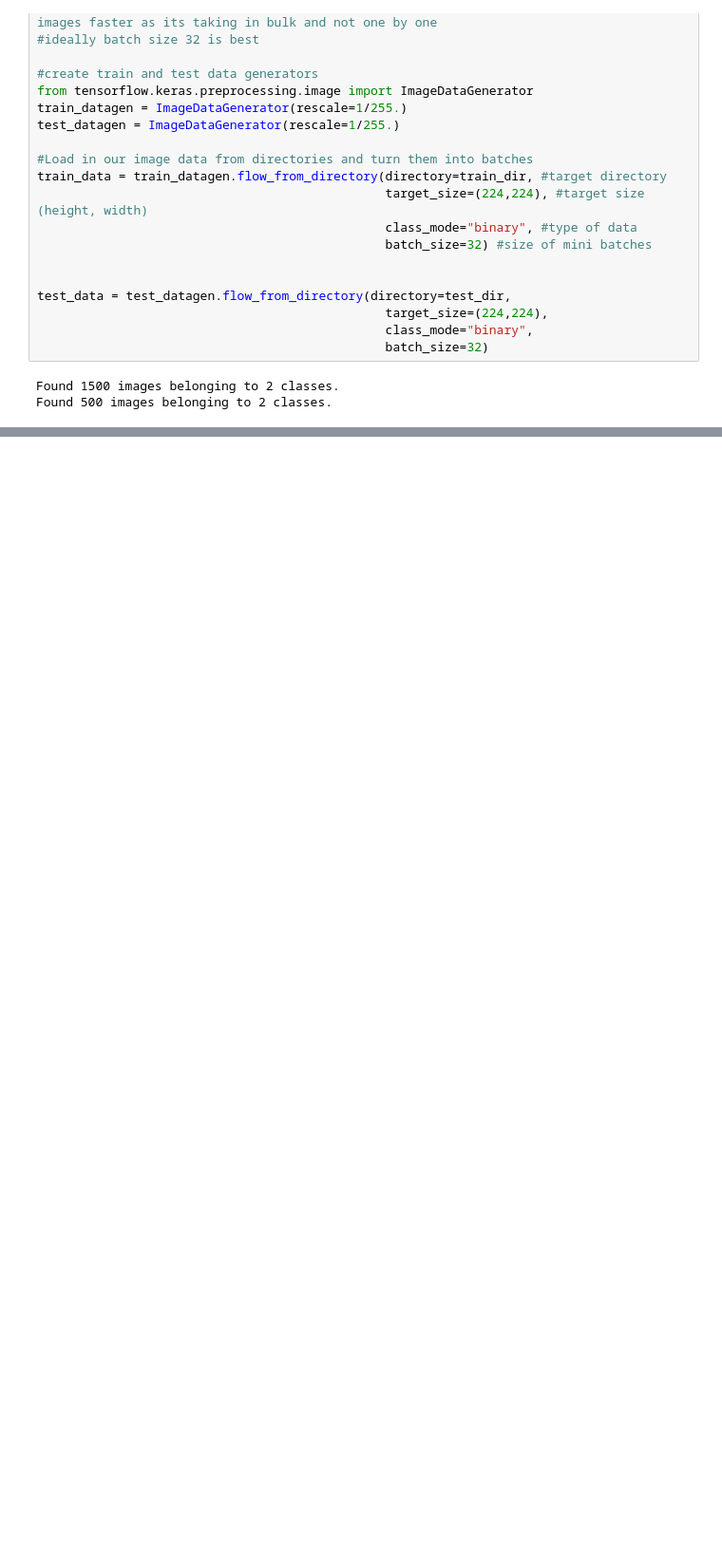
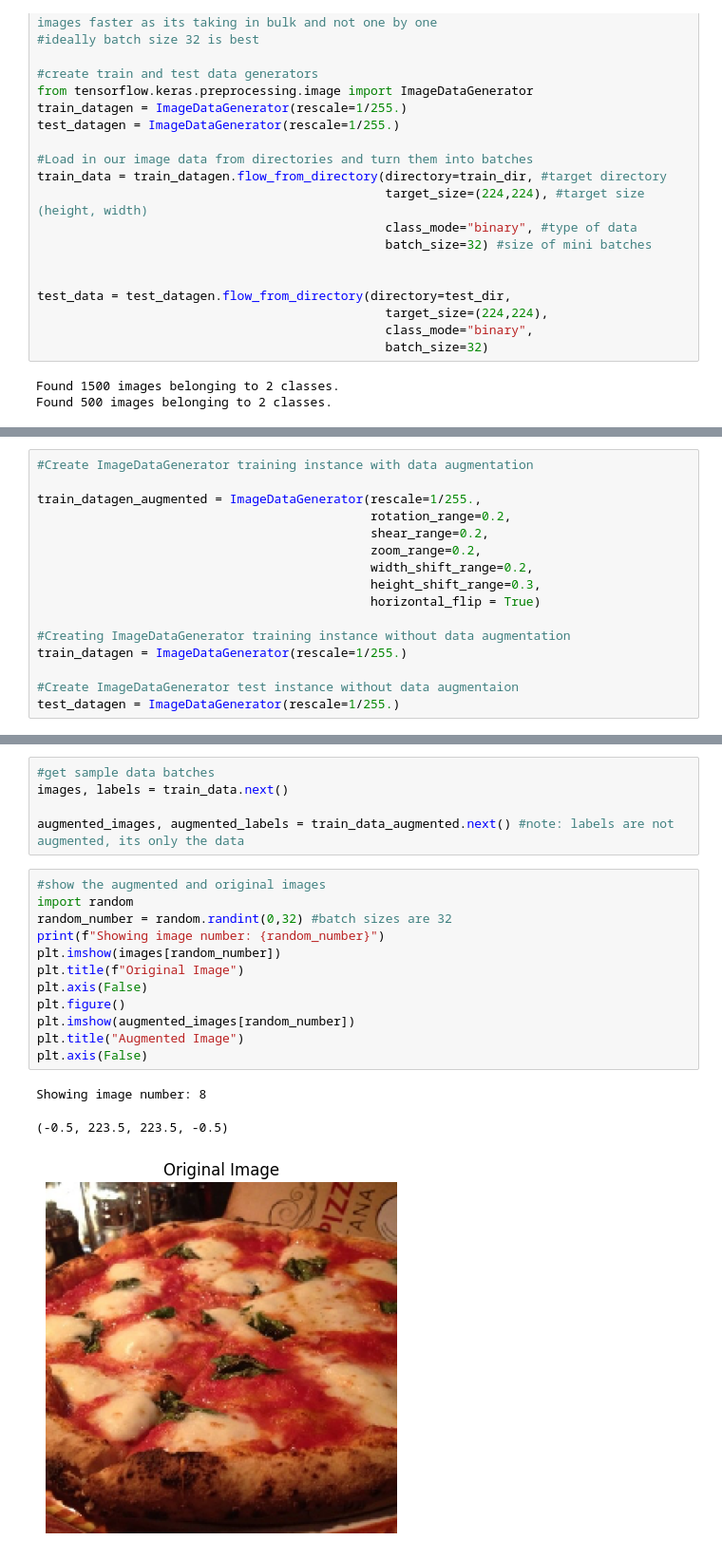
Before and after one commit to Aadi1659/TensorFlow, a Jupyter notebook: 03_introduction_to_computer_vision_and_networks.ipynb, the cells around one changed output, grey strips where cells are left out. Shown at 95% size. Cells and saved outputs as stored; diff of their text form; blank space fills up the shorter version.

```diff
--- a/03_introduction_to_computer_vision_and_networks.ipynb
+++ b/03_introduction_to_computer_vision_and_networks.ipynb
@@ -405,0 +675,16 @@ Found 500 images belonging to 2 classes.
+# %%
+#Create ImageDataGenerator training instance with data augmentation
+
+train_datagen_augmented = ImageDataGenerator(rescale=1/255.,
+                                             rotation_range=0.2,
+                                             shear_range=0.2,
+                                             zoom_range=0.2,
+                                             width_shift_range=0.2,
+                                             height_shift_range=0.3,
+                                             horizontal_flip = True)
+
+#Creating ImageDataGenerator training instance without data augmentation
+train_datagen = ImageDataGenerator(rescale=1/255.)
+
+#Create ImageDataGenerator test instance without data augmentaion
+test_datagen = ImageDataGenerator(rescale=1/255.)
@@ -405,0 +731,21 @@ Found 500 images belonging to 2 classes.
+# %%
+#get sample data batches
+images, labels = train_data.next()
+
+augmented_images, augmented_labels = train_data_augmented.next() #note: labels are not augmented, its only the data
+# %%
+#show the augmented and original images
+import random
+random_number = random.randint(0,32) #batch sizes are 32
+print(f"Showing image number: {random_number}")
+plt.imshow(images[random_number])
+plt.title(f"Original Image")
+plt.axis(False)
+plt.figure()
+plt.imshow(augmented_images[random_number])
+plt.title("Augmented Image")
+plt.axis(False)
+# %% [output]
+Showing image number: 8
+(-0.5, 223.5, 223.5, -0.5)
+[figure, added]
```
Also changed, not shown: parts of 39 cells of this notebook.
